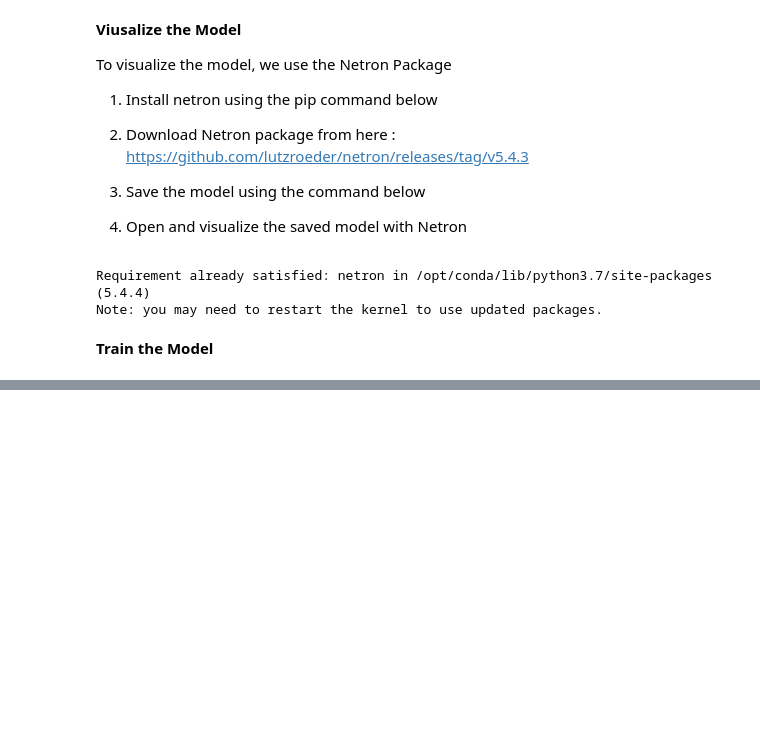
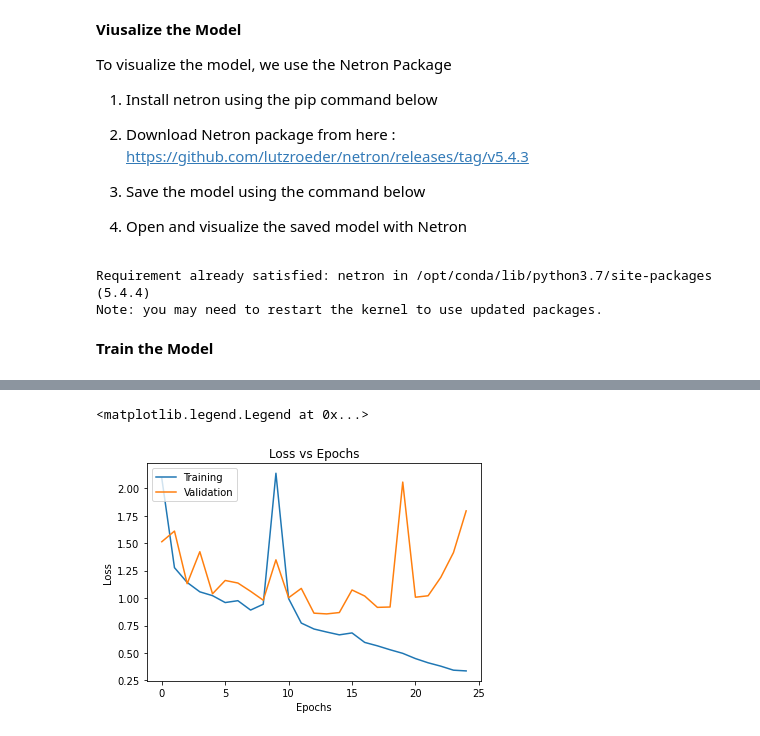
Before and after one commit to ecbme4040/e4040-2021Fall-Project-YOYO-bdd2115-aa4821-vm2656, a Jupyter notebook: CIFAR-10/cifar_10_batch_size_32.ipynb, the cells around one changed output, grey strips where cells are left out. Drawn from its saved outputs; the diff is of its cells as text; code cells hidden in the pictures; blank space fills up the shorter version.

```diff
--- a/CIFAR-10/cifar_10_batch_size_32.ipynb
+++ b/CIFAR-10/cifar_10_batch_size_32.ipynb
@@ -281,0 +283,10 @@ Text(0.5, 1.0, 'Loss vs Epochs')
+# %%
+plt.plot(history_cifar_10_batch_size_32.history['loss'], label = 'Training')
+plt.plot(history_cifar_10_batch_size_32.history['val_loss'], label = 'Validation')
+plt.xlabel('Epochs')
+plt.ylabel('Loss')
+plt.title("Loss vs Epochs")
+plt.legend(loc = 'upper left')
+# %% [output]
+<matplotlib.legend.Legend at 0x...>
+[figure, added]
```
Also changed, not shown: parts of 12 cells of this notebook.
